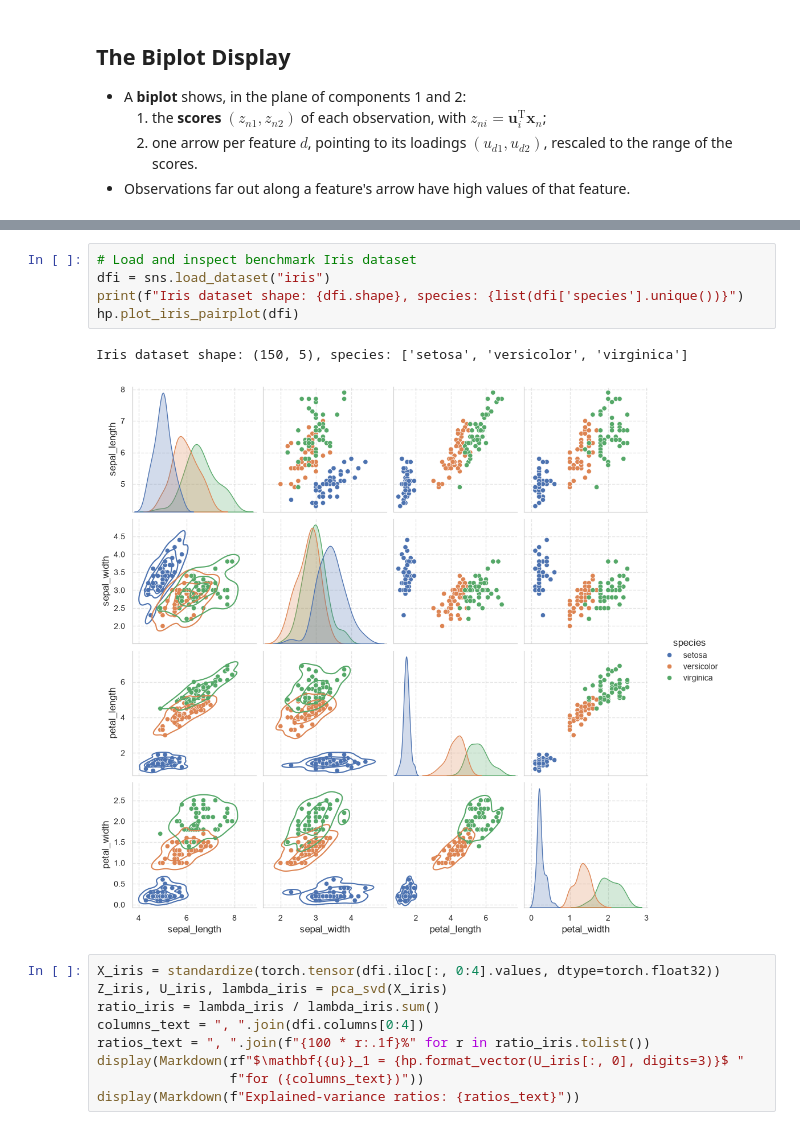
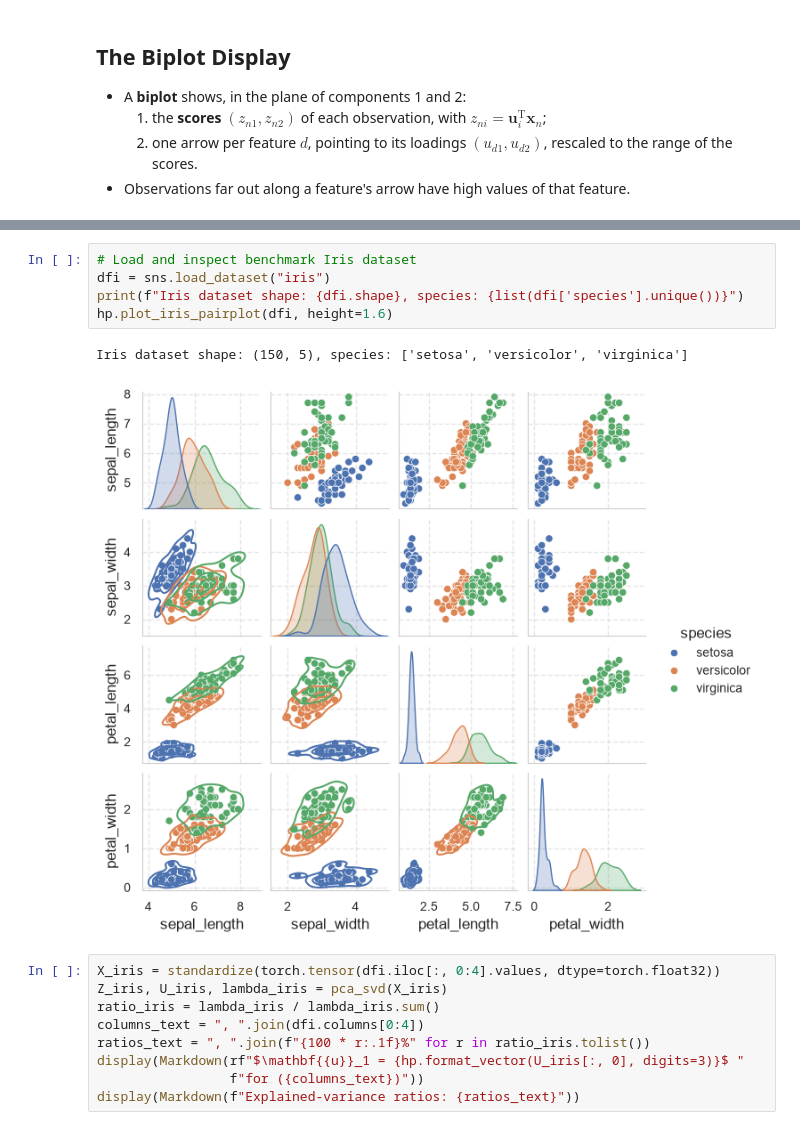
Before and after one commit to konstantin-schekotihin/dl_course, a Jupyter notebook: ML-DL/01_foundations/04_algebra.ipynb, the cells around one changed output, grey strips where cells are left out. Cells and saved outputs as stored; diff of their text form.

```diff
--- a/ML-DL/01_foundations/04_algebra.ipynb
+++ b/ML-DL/01_foundations/04_algebra.ipynb
@@ -1161,11 +1169,11 @@ hp.plot_pca_biplot(z1, z2, Z_f, U_f.t(), states.values, us.columns,
 # %%
 # Load and inspect benchmark Iris dataset
 dfi = sns.load_dataset("iris")
 print(f"Iris dataset shape: {dfi.shape}, species: {list(dfi['species'].unique())}")
-hp.plot_iris_pairplot(dfi)
+hp.plot_iris_pairplot(dfi, height=1.6)
 # %% [output]
 Iris dataset shape: (150, 5), species: ['setosa', 'versicolor', 'virginica']
-[figure, old version]
+[figure, new version]
 # %%
 X_iris = standardize(torch.tensor(dfi.iloc[:, 0:4].values, dtype=torch.float32))
 Z_iris, U_iris, lambda_iris = pca_svd(X_iris)
```
Also changed, not shown: parts of 13 cells of this notebook, 5 other files.
